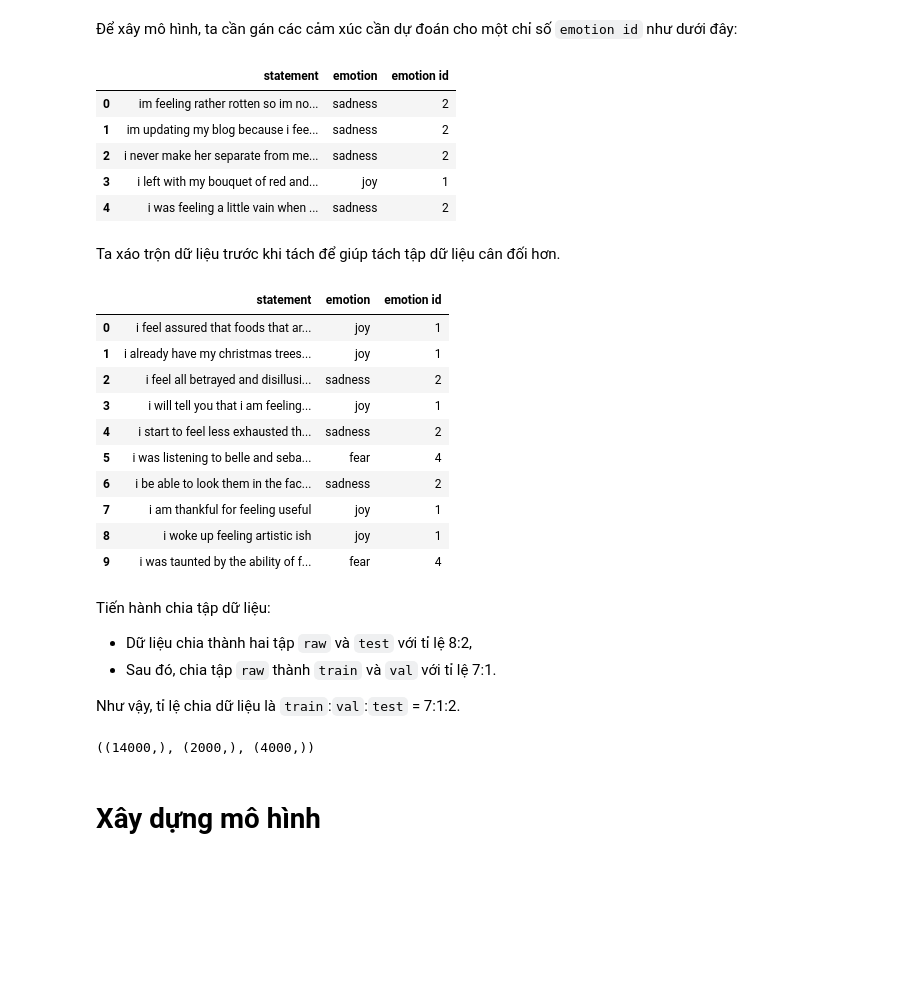
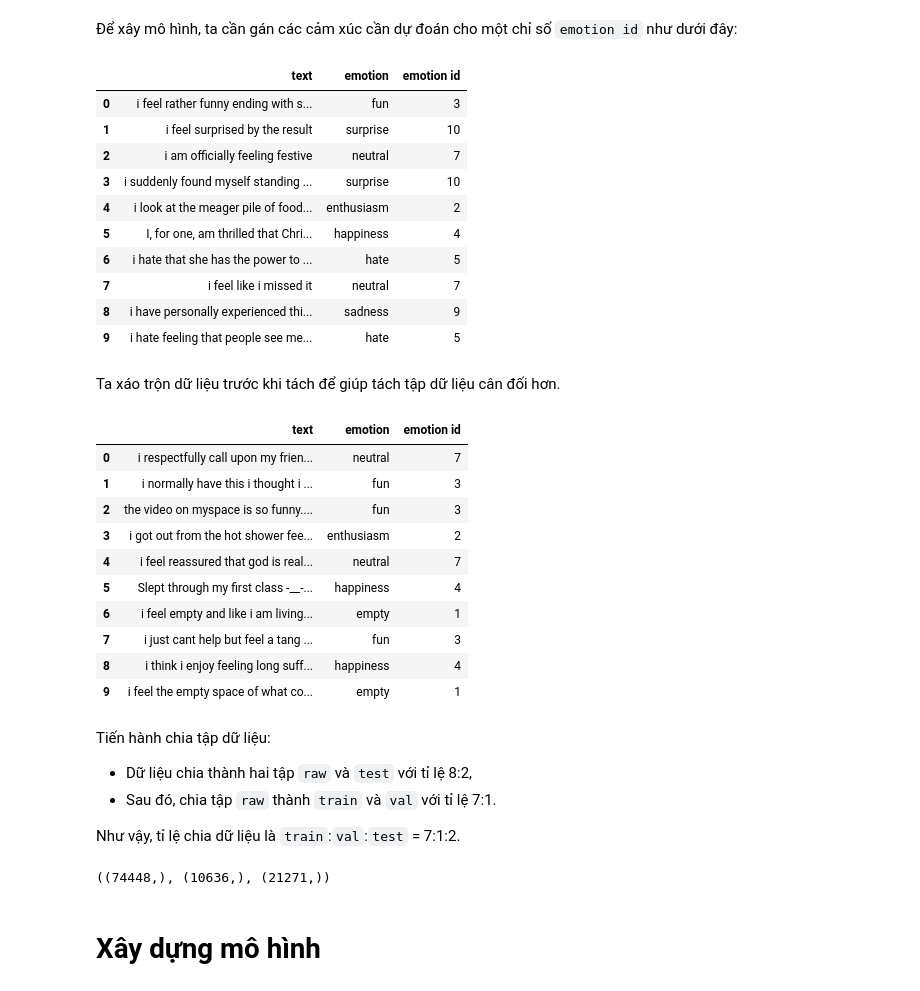
Before and after one commit to Khang1904/EMOTIVE, a Jupyter notebook: models/nlp.ipynb, the cells around one changed output. Cells and saved outputs as stored; diff of their text form; code cells hidden in the pictures; blank space fills up the shorter version.

```diff
--- a/models/nlp.ipynb
+++ b/models/nlp.ipynb
@@ -26,41 +26,40 @@ df.head()
 # %% [markdown]
 Để xây mô hình, ta cần gán các cảm xúc cần dự đoán cho một chỉ số `emotion id` như dưới đây:
 # %%
-emotion_map = {
-    "surprise": 0,
-    "joy": 1,
-    "sadness": 2,
-    "anger": 3,
-    "fear": 4,
-    "love": 5,
-}
+from sklearn.preprocessing import LabelEncoder
 
-df['emotion id'] = df['emotion'].map(emotion_map)
-df.head()
+le = LabelEncoder()
+df['emotion id'] = le.fit_transform(df['emotion'])
+df.head(10)
 # %% [output]
-|  | statement | emotion | emotion id |
-| 0 | im feeling rather rotten so im no... | sadness | 2 |
-| 1 | im updating my blog because i fee... | sadness | 2 |
-| 2 | i never make her separate from me... | sadness | 2 |
-| 3 | i left with my bouquet of red and... | joy | 1 |
-| 4 | i was feeling a little vain when ... | sadness | 2 |
+|  | text | emotion | emotion id |
+| 0 | i feel rather funny ending with s... | fun | 3 |
+| 1 | i feel surprised by the result | surprise | 10 |
+| 2 | i am officially feeling festive | neutral | 7 |
+| 3 | i suddenly found myself standing ... | surprise | 10 |
+| 4 | i look at the meager pile of food... | enthusiasm | 2 |
+| 5 | I, for one, am thrilled that Chri... | happiness | 4 |
+| 6 | i hate that she has the power to ... | hate | 5 |
+| 7 | i feel like i missed it | neutral | 7 |
+| 8 | i have personally experienced thi... | sadness | 9 |
+| 9 | i hate feeling that people see me... | hate | 5 |
 # %% [markdown]
 Ta xáo trộn dữ liệu trước khi tách để giúp tách tập dữ liệu cân đối hơn.
 # %%
 df = df.sample(frac=1).reset_index(drop=True)
 df.head(10)
 # %% [output]
-|  | statement | emotion | emotion id |
-| 0 | i feel assured that foods that ar... | joy | 1 |
-| 1 | i already have my christmas trees... | joy | 1 |
-| 2 | i feel all betrayed and disillusi... | sadness | 2 |
-| 3 | i will tell you that i am feeling... | joy | 1 |
-| 4 | i start to feel less exhausted th... | sadness | 2 |
-| 5 | i was listening to belle and seba... | fear | 4 |
-| 6 | i be able to look them in the fac... | sadness | 2 |
-| 7 | i am thankful for feeling useful | joy | 1 |
-| 8 | i woke up feeling artistic ish | joy | 1 |
-| 9 | i was taunted by the ability of f... | fear | 4 |
+|  | text | emotion | emotion id |
+| 0 | i respectfully call upon my frien... | neutral | 7 |
+| 1 | i normally have this i thought i ... | fun | 3 |
+| 2 | the video on myspace is so funny.... | fun | 3 |
+| 3 | i got out from the hot shower fee... | enthusiasm | 2 |
+| 4 | i feel reassured that god is real... | neutral | 7 |
+| 5 | Slept through my first class -__-... | happiness | 4 |
+| 6 | i feel empty and like i am living... | empty | 1 |
+| 7 | i just cant help but feel a tang ... | fun | 3 |
+| 8 | i think i enjoy feeling long suff... | happiness | 4 |
+| 9 | i feel the empty space of what co... | empty | 1 |
 # %% [markdown]
 Tiến hành chia tập dữ liệu:
 
@@ -71,7 +70,7 @@ Như vậy, tỉ lệ chia dữ liệu là `train`:`val`:`test` = 7:1:2.
 # %%
 from sklearn.model_selection import train_test_split
 
-X = df['statement'].values
+X = df['text'].values
 y = df['emotion id'].values
 
 X_raw, X_test, y_raw, y_test = train_test_split(X,y,
@@ -93,7 +92,7 @@ y_val = np.array(y_val)
 
 X_train.shape, X_val.shape, X_test.shape
 # %% [output]
-((14000,), (2000,), (4000,))
+((74448,), (10636,), (21271,))
 # %% [markdown]
 # Xây dựng mô hình
 # %% [markdown]
```
Also changed, not shown: parts of 6 cells of this notebook, 18 other files.
